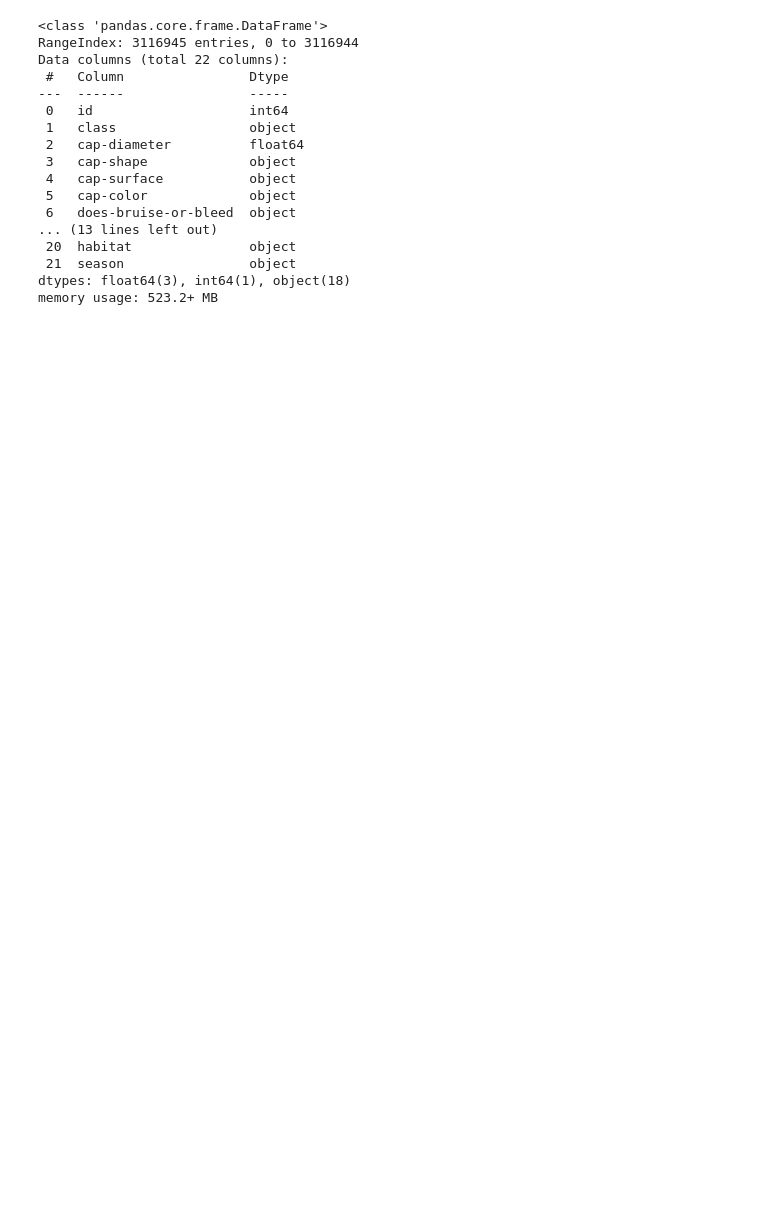
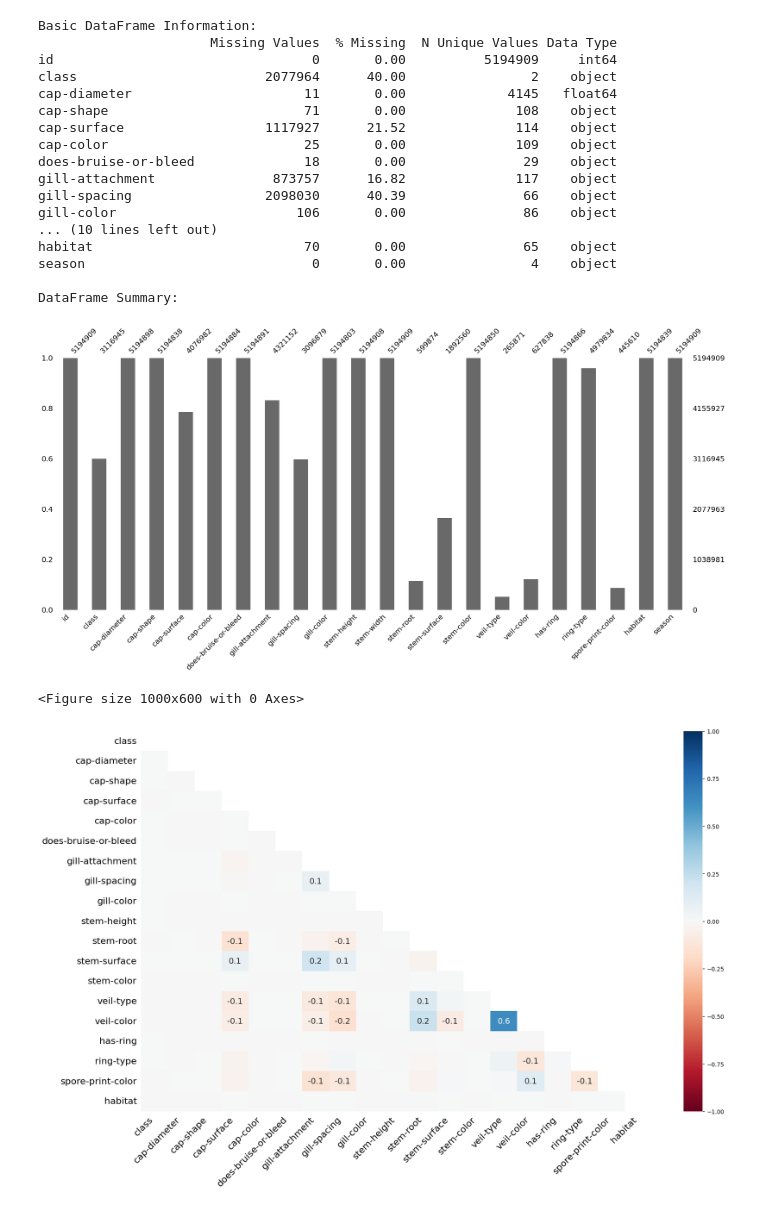
Before and after one commit to yashksaini-coder/Binary-Prediction-of-Poisonous-Mushrooms, a Jupyter notebook: Binary-Prediction-XGB.ipynb, the cells around one changed output. Drawn from its saved outputs; the diff is of its cells as text; code cells hidden in the pictures; blank space fills up the shorter version.

```diff
--- a/Binary-Prediction-XGB.ipynb
+++ b/Binary-Prediction-XGB.ipynb
@@ -87,20 +147,0 @@ msno.matrix(df)
-# %%
-df.info()
-# %% [output]
-<class 'pandas.core.frame.DataFrame'>
-RangeIndex: 3116945 entries, 0 to 3116944
-Data columns (total 22 columns):
- #   Column                Dtype
----  ------                -----
- 0   id                    int64
- 1   class                 object
- 2   cap-diameter          float64
- 3   cap-shape             object
- 4   cap-surface           object
- 5   cap-color             object
- 6   does-bruise-or-bleed  object
-... (13 lines left out)
- 20  habitat               object
- 21  season                object
-dtypes: float64(3), int64(1), object(18)
-memory usage: 523.2+ MB
@@ -109,0 +148,44 @@ df_test = pd.read_csv("data/test.csv")
+# %%
+def INFO(df):
+    data = pd.DataFrame()
+    data['Missing Values'] = df.isnull().sum()
+    data['% Missing'] = round((df.isnull().sum() / len(df)) * 100, 2)
+    data['N Unique Values'] = df.nunique()
+    data['Data Type'] = df.dtypes
+
+    print("Basic DataFrame Information:")
+    print(data)
+    print("\nDataFrame Summary:")
+    df.describe(include='all')
+
+    # Plot missing values
+    plt.figure(figsize=(10, 6))
+    msno.bar(df)
+    plt.show()
+
+    plt.figure(figsize=(10, 6))
+    msno.heatmap(df)
+    plt.show()
+# %%
+INFO(df)
+# %% [output]
+Basic DataFrame Information:
+                      Missing Values  % Missing  N Unique Values Data Type
+id                                 0       0.00          5194909     int64
+class                        2077964      40.00                2    object
+cap-diameter                      11       0.00             4145   float64
+cap-shape                         71       0.00              108    object
+cap-surface                  1117927      21.52              114    object
+cap-color                         25       0.00              109    object
+does-bruise-or-bleed              18       0.00               29    object
+gill-attachment               873757      16.82              117    object
+gill-spacing                 2098030      40.39               66    object
+gill-color                       106       0.00               86    object
+... (10 lines left out)
+habitat                           70       0.00               65    object
+season                             0       0.00                4    object
+
+DataFrame Summary:
+[figure, added]
+<Figure size 1000x600 with 0 Axes>
+[figure, added]
```
Also changed, not shown: parts of 15 cells of this notebook.
